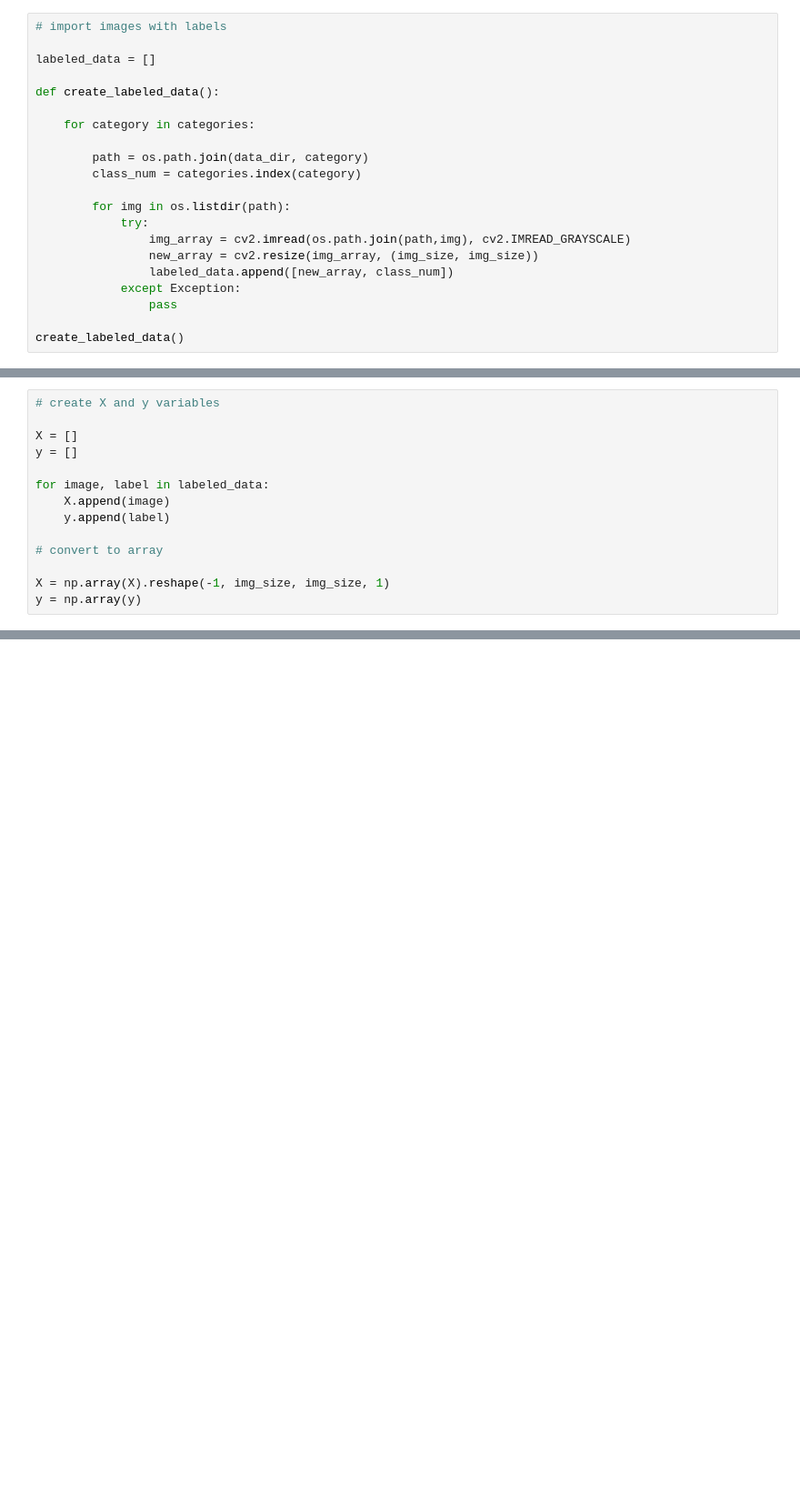
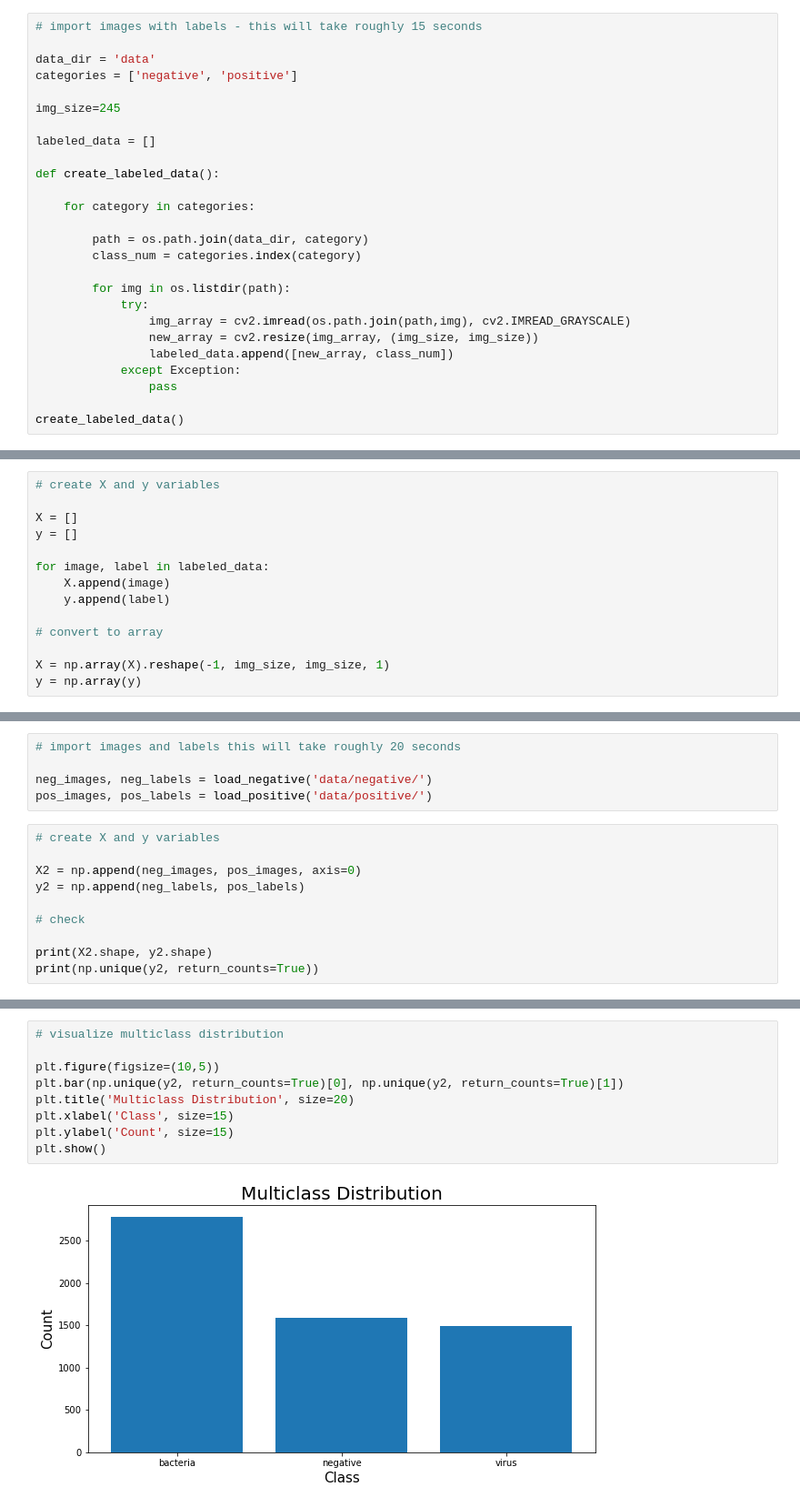
Before and after one commit to wbehrens92/BScapstone, a Jupyter notebook: PneumoniaClassificationCapstone.ipynb, the cells around one changed output, grey strips where cells are left out. Shown: that part at 91% size. Cells and saved outputs as stored; diff of their text form; blank space fills up the shorter version.

```diff
--- a/PneumoniaClassificationCapstone.ipynb
+++ b/PneumoniaClassificationCapstone.ipynb
@@ -59,5 +50,10 @@ plt.show()
 # %%
-# import images with labels
+# import images with labels - this will take roughly 15 seconds
+
+data_dir = 'data'
+categories = ['negative', 'positive']
+
+img_size=245
 
 labeled_data = []
 
@@ -168,0 +656,15 @@ KeyboardInterrupt:
+# %%
+# import images and labels this will take roughly 20 seconds
+
+neg_images, neg_labels = load_negative('data/negative/')
+pos_images, pos_labels = load_positive('data/positive/')
+# %%
+# create X and y variables
+
+X2 = np.append(neg_images, pos_images, axis=0)
+y2 = np.append(neg_labels, pos_labels)
+
+# check
+
+print(X2.shape, y2.shape)
+print(np.unique(y2, return_counts=True))
@@ -168,0 +674,11 @@ KeyboardInterrupt:
+# %%
+# visualize multiclass distribution
+
+plt.figure(figsize=(10,5))
+plt.bar(np.unique(y2, return_counts=True)[0], np.unique(y2, return_counts=True)[1])
+plt.title('Multiclass Distribution', size=20)
+plt.xlabel('Class', size=15)
+plt.ylabel('Count', size=15)
+plt.show()
+# %% [output]
+[figure, added]
```
Also changed, not shown: parts of 80 cells of this notebook.
